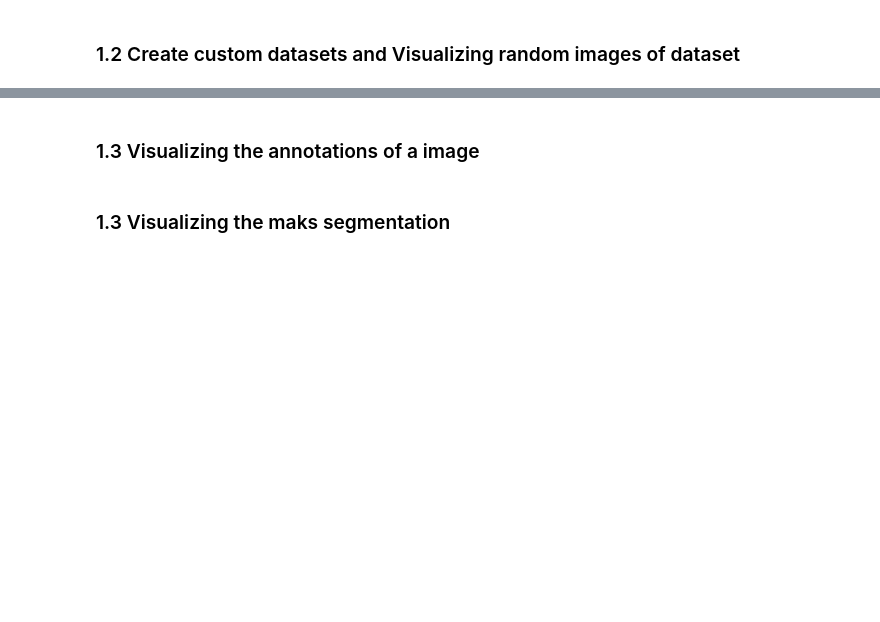
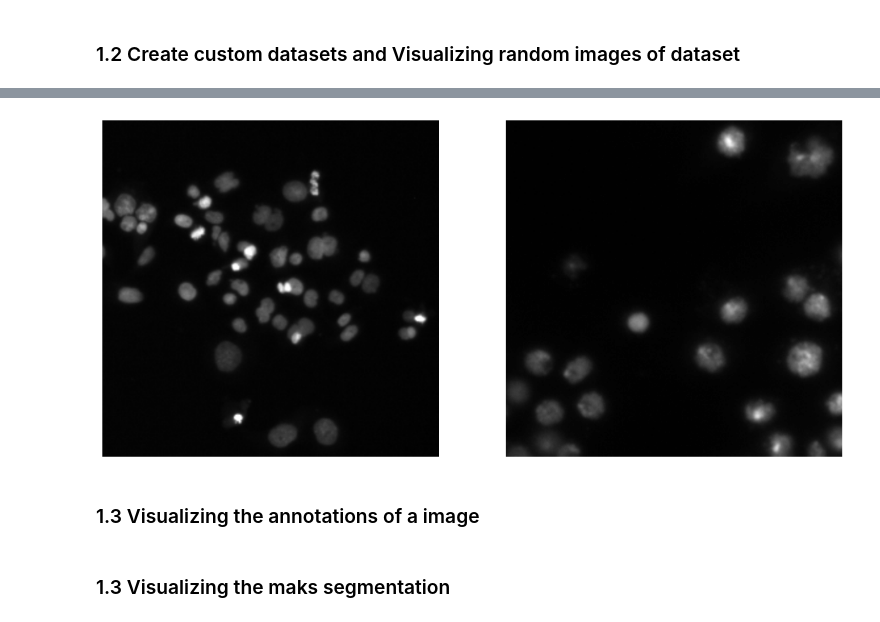
Before and after one commit to Weverton-Vitor/semantic-segmentation-unet, a Jupyter notebook: semantic_segmentation_of_cells_on_microscope_images_using_unet.ipynb, the cells around one changed output, grey strips where cells are left out. Saved outputs shown, nothing was run; the diff lists cells and outputs as text; code cells hidden in the pictures; blank space fills up the shorter version.

```diff
--- a/semantic_segmentation_of_cells_on_microscope_images_using_unet.ipynb
+++ b/semantic_segmentation_of_cells_on_microscope_images_using_unet.ipynb
@@ -164,6 +172,7 @@ val_dataset_annotations_root_path = '/kaggle/working/val.json'
 # %%
 transform = transforms.Compose([
     transforms.Resize((512, 512)),
+    transforms.Grayscale(1),
     transforms.ToTensor()
 #     transforms.Normalize(mean=[0.485, 0.456, 0.406],std=[0.229, 0.224, 0.225])
 
@@ -173,11 +182,14 @@ target_transform = transforms.Compose([
     transforms.Resize((512, 512)),
     transforms.ToTensor()
 ])
+# %%
+# Train, Val and Test images and annotation paths
+train_dataset_image_path = '/content/train'
+test_dataset_image_path = '/content/test'
 # %%
 # Train dataset (only 5%)
-train_dataset = CocoSegmentationDataset(root=train_dataset_image_root_path,
+train_dataset = SegmentationDataset(path=train_dataset_image_path,
                                         transform=transform,
                                         target_transform=target_transform,
-                                        annFile=train_dataset_annotations_root_path,
                                        train=True)
 # %%
@@ -195,4 +216,6 @@ train_dataset.show_random_samples(qty=1)
 # %%
-val_dataset.show_random_samples(qty=2)
+train_dataset.show_random_samples(qty=2)
+# %% [output]
+[figure, added]
 # %% [markdown]
 ### 1.3 Visualizing the annotations of a image
```
Also changed, not shown: parts of 20 cells of this notebook.
